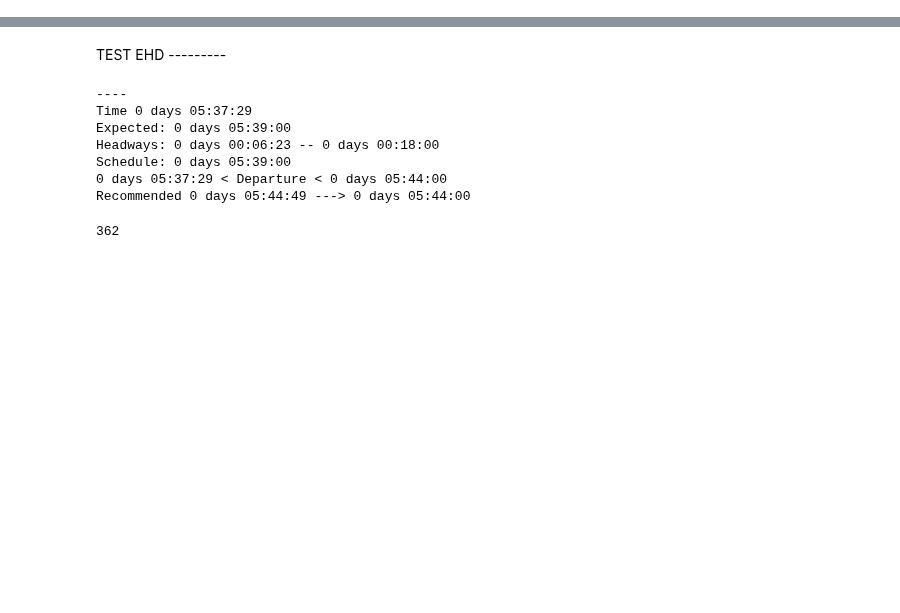
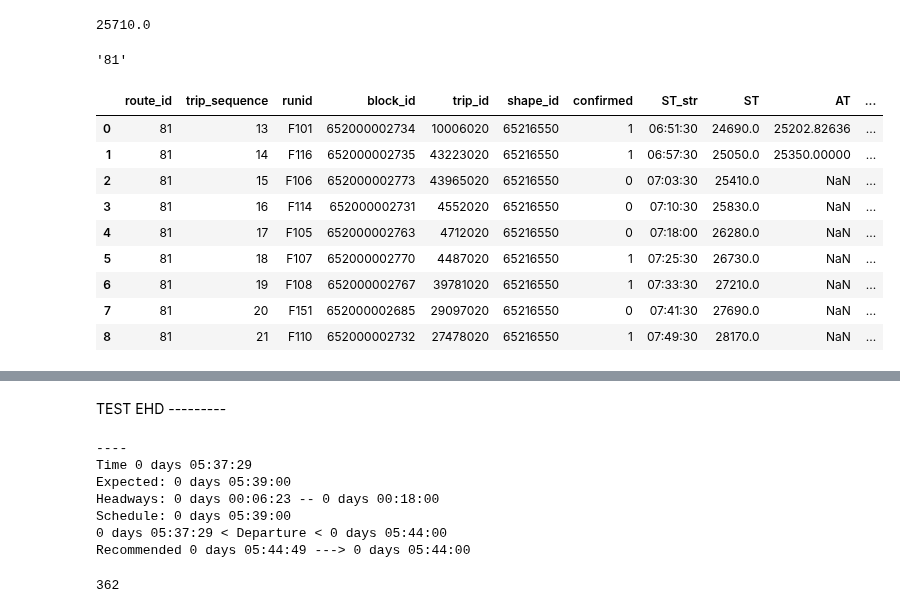
Before and after one commit to joerovar/transit-centric-smart-mobility-system, a Jupyter notebook: src/04_SIMULATION/playground.ipynb, the cells around one changed output, grey strips where cells are left out. Saved outputs shown, nothing was run; the diff lists cells and outputs as text; code cells hidden in the pictures; blank space fills up the shorter version.

```diff
--- a/src/04_SIMULATION/playground.ipynb
+++ b/src/04_SIMULATION/playground.ipynb
@@ -22,0 +27,3 @@ print(env.hist_date)
+# %%
+env, info, n_steps, upd_info = run_di(env, done, n_steps=0, debug_ehd=True)
+n_steps, td(env.time)
@@ -22,0 +43,3 @@ print(env.hist_date)
+# %%
+env, info, n_steps, upd_info = run_di(env, done, n_steps=n_steps, debug_ehd=True)
+n_steps, td(env.time)
@@ -22,0 +135,21 @@ print(env.hist_date)
+# %%
+next_dep_t
+# %% [output]
+25710.0
+# %%
+best_borrow_rt
+# %% [output]
+'81'
+# %%
+rts_info['81']
+# %% [output]
+|  | route_id | trip_sequence | runid | block_id | trip_id | shape_id | confirmed | ST_str | ST | AT | ... |
+| 0 | 81 | 13 | F101 | 652000002734 | 10006020 | 65216550 | 1 | 06:51:30 | 24690.0 | 25202.82636 | ... |
+| 1 | 81 | 14 | F116 | 652000002735 | 43223020 | 65216550 | 1 | 06:57:30 | 25050.0 | 25350.00000 | ... |
+| 2 | 81 | 15 | F106 | 652000002773 | 43965020 | 65216550 | 0 | 07:03:30 | 25410.0 | NaN | ... |
+| 3 | 81 | 16 | F114 | 652000002731 | 4552020 | 65216550 | 0 | 07:10:30 | 25830.0 | NaN | ... |
+| 4 | 81 | 17 | F105 | 652000002763 | 4712020 | 65216550 | 0 | 07:18:00 | 26280.0 | NaN | ... |
+| 5 | 81 | 18 | F107 | 652000002770 | 4487020 | 65216550 | 1 | 07:25:30 | 26730.0 | NaN | ... |
+| 6 | 81 | 19 | F108 | 652000002767 | 39781020 | 65216550 | 1 | 07:33:30 | 27210.0 | NaN | ... |
+| 7 | 81 | 20 | F151 | 652000002685 | 29097020 | 65216550 | 0 | 07:41:30 | 27690.0 | NaN | ... |
+| 8 | 81 | 21 | F110 | 652000002732 | 27478020 | 65216550 | 1 | 07:49:30 | 28170.0 | NaN | ... |
```
Also changed, not shown: parts of 57 cells of this notebook, 13 other files.
